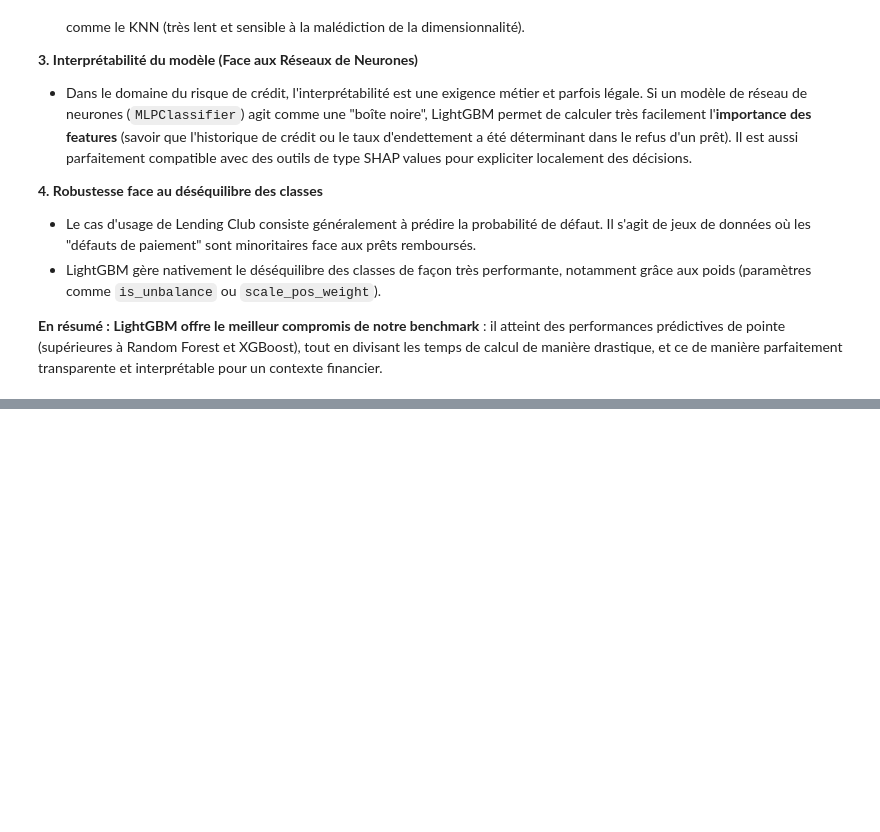
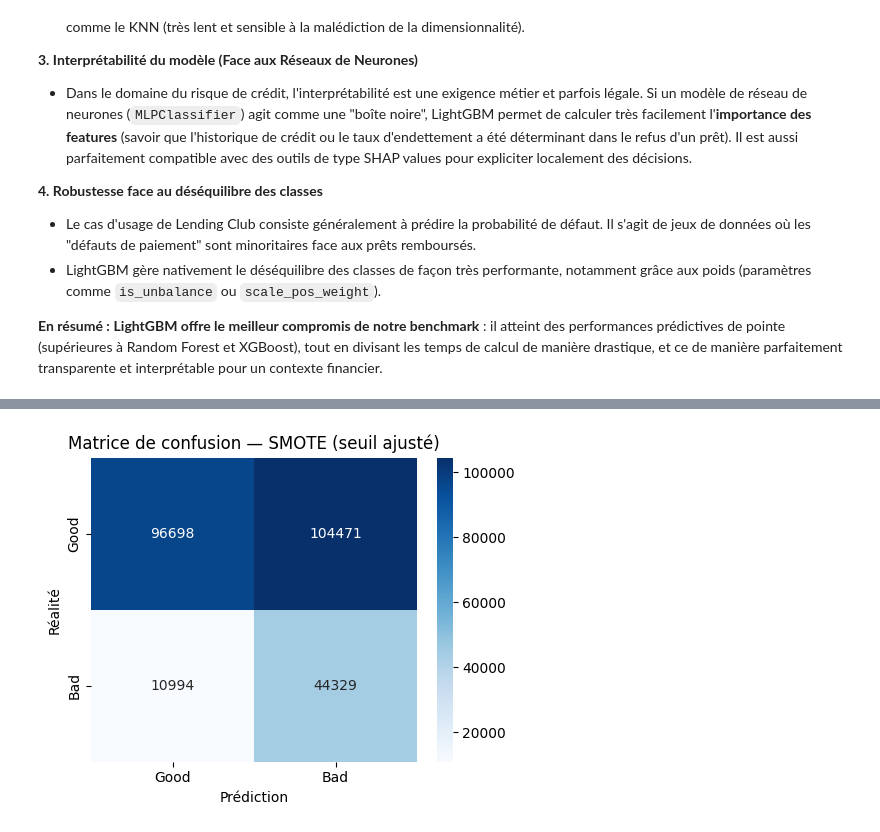
Before and after one commit to SeiDra/lending-club-prediction, a Jupyter notebook: du_sda_ml2_P4_modeling.ipynb, the cells around one changed output, grey strips where cells are left out. Cells and saved outputs as stored; diff of their text form; code cells hidden in the pictures; blank space fills up the shorter version.

```diff
--- a/du_sda_ml2_P4_modeling.ipynb
+++ b/du_sda_ml2_P4_modeling.ipynb
@@ -376,0 +504,19 @@ Bien que performant, le modèle actuel constitue une base qui peut être enrichi
+# %%
+cm = confusion_matrix(test_y, y_pred_smote_ajuste)
+
+plt.figure(figsize=(5, 4))
+sns.heatmap(
+    cm,
+    annot=True,
+    fmt="d",
+    cmap="Blues",
+    xticklabels=["Good", "Bad"],
+    yticklabels=["Good", "Bad"]
+)
+plt.xlabel("Prédiction")
+plt.ylabel("Réalité")
+plt.title("Matrice de confusion — SMOTE (seuil ajusté)")
+plt.tight_layout()
+plt.show()
+# %% [output]
+[figure, added]
```
Also changed, not shown: parts of 18 cells of this notebook.
